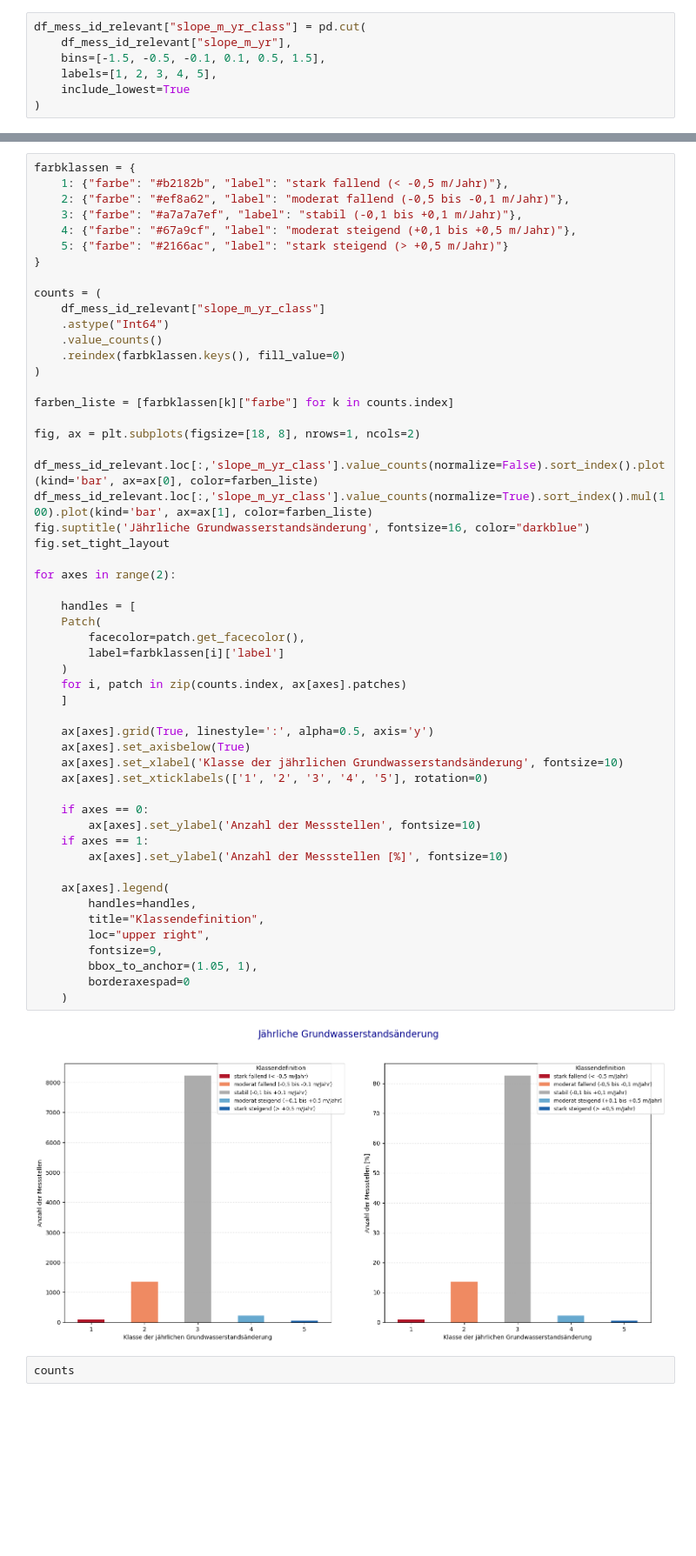
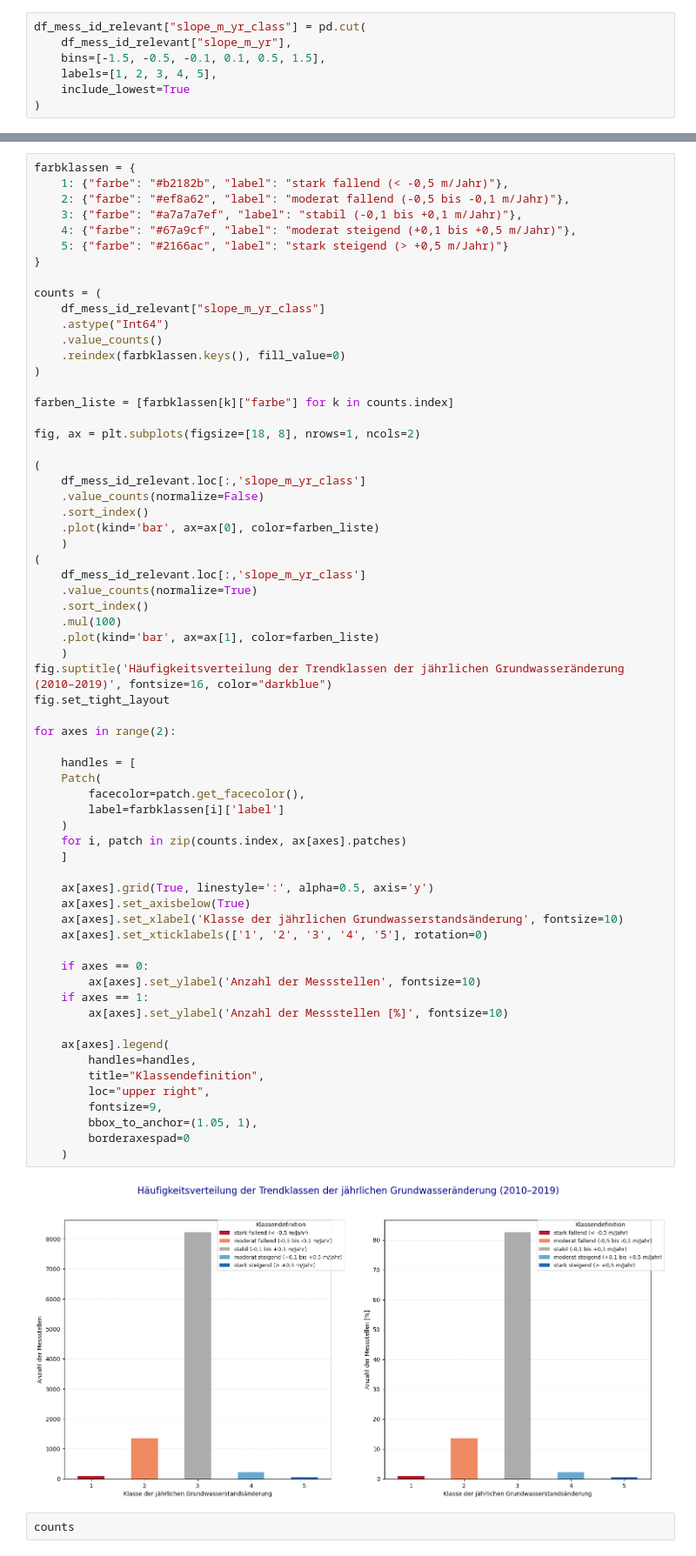
Before and after one commit to Maurinus83/DPP-GroundwaterNRW, a Jupyter notebook: notebooks/02_analysis_slope_per_year.ipynb, the cells around one changed output, grey strips where cells are left out. Shown at 87% size. Saved outputs shown, nothing was run; the diff lists cells and outputs as text; blank space fills up the shorter version.

```diff
--- a/notebooks/02_analysis_slope_per_year.ipynb
+++ b/notebooks/02_analysis_slope_per_year.ipynb
@@ -312,41 +325,52 @@ farben_liste = [farbklassen[k]["farbe"] for k in counts.index]
 
 fig, ax = plt.subplots(figsize=[18, 8], nrows=1, ncols=2)
 
-df_mess_id_relevant.loc[:,'slope_m_yr_class'].value_counts(normalize=False).sort_index().plot(kind='bar', ax=ax[0], color=farben_liste)
-df_mess_id_relevant.loc[:,'slope_m_yr_class'].value_counts(normalize=True).sort_index().mul(100).plot(kind='bar', ax=ax[1], color=farben_liste)
-fig.suptitle('Jährliche Grundwasserstandsänderung', fontsize=16, color="darkblue")
+(
+    df_mess_id_relevant.loc[:,'slope_m_yr_class']
+    .value_counts(normalize=False)
+    .sort_index()
+    .plot(kind='bar', ax=ax[0], color=farben_liste)
+    )
+(
+    df_mess_id_relevant.loc[:,'slope_m_yr_class']
+    .value_counts(normalize=True)
+    .sort_index()
+    .mul(100)
+    .plot(kind='bar', ax=ax[1], color=farben_liste)
+    )
+fig.suptitle('Häufigkeitsverteilung der Trendklassen der jährlichen Grundwasseränderung (2010–2019)', fontsize=16, color="darkblue")
 fig.set_tight_layout
 
 for axes in range(2):
 
     handles = [
     Patch(
         facecolor=patch.get_facecolor(),
         label=farbklassen[i]['label']
     )
     for i, patch in zip(counts.index, ax[axes].patches)
     ]
 
     ax[axes].grid(True, linestyle=':', alpha=0.5, axis='y')
     ax[axes].set_axisbelow(True)
     ax[axes].set_xlabel('Klasse der jährlichen Grundwasserstandsänderung', fontsize=10)
     ax[axes].set_xticklabels(['1', '2', '3', '4', '5'], rotation=0)
 
     if axes == 0:
         ax[axes].set_ylabel('Anzahl der Messstellen', fontsize=10)
     if axes == 1:
         ax[axes].set_ylabel('Anzahl der Messstellen [%]', fontsize=10)
 
     ax[axes].legend(
         handles=handles,
         title="Klassendefinition",
         loc="upper right",
         fontsize=9,
         bbox_to_anchor=(1.05, 1),
         borderaxespad=0
     )
 # %% [output]
-[figure, old version]
+[figure, new version]
 # %%
 counts
 # %% [output]
```
Also changed, not shown: parts of 9 cells of this notebook, 1 other file.
